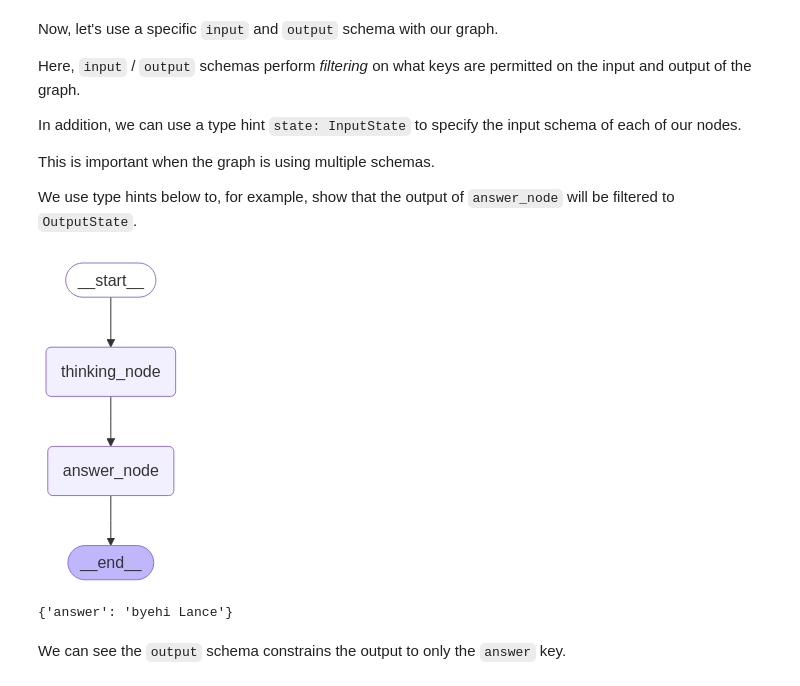
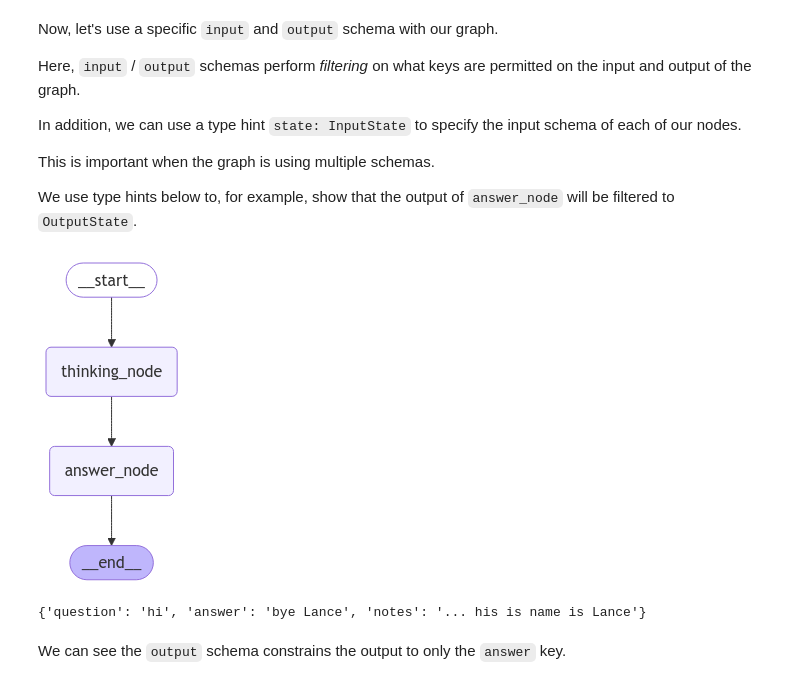
Before and after one commit to github-dev-s/Courses-Public, a Jupyter notebook: module-2/multiple-schemas.ipynb, the cells around one changed output. Drawn from its saved outputs; the diff is of its cells as text; code cells hidden in the pictures.

```diff
--- a/module-2/multiple-schemas.ipynb
+++ b/module-2/multiple-schemas.ipynb
@@ -137,36 +137,36 @@ We use type hints below to, for example, show that the output of `answer_node` w
 # %%
 class InputState(TypedDict):
     question: str
 
 class OutputState(TypedDict):
     answer: str
 
 class OverallState(TypedDict):
     question: str
     answer: str
     notes: str
 
 def thinking_node(state: InputState):
-    return {"answer": "bye" + state["question"], "notes": "... his is name is Lance"}
+    return {"answer": "bye", "notes": "... his is name is Lance"}
 
 def answer_node(state: OverallState) -> OutputState:
-    return {"answer": state["answer"] + " Lance"}
+    return {"answer": "bye Lance"}
 
 graph = StateGraph(OverallState, input=InputState, output=OutputState)
 graph.add_node("answer_node", answer_node)
 graph.add_node("thinking_node", thinking_node)
 graph.add_edge(START, "thinking_node")
 graph.add_edge("thinking_node", "answer_node")
 graph.add_edge("answer_node", END)
 
 graph = graph.compile()
 
 # View
 display(Image(graph.get_graph().draw_mermaid_png()))
 
 graph.invoke({"question":"hi"})
 # %% [output]
-[figure, old version]
+[figure, new version]
-{'answer': 'byehi Lance'}
+{'question': 'hi', 'answer': 'bye Lance', 'notes': '... his is name is Lance'}
 # %% [markdown]
 We can see the `output` schema constrains the output to only the `answer` key.
```
Also changed, not shown: parts of 5 cells of this notebook.
